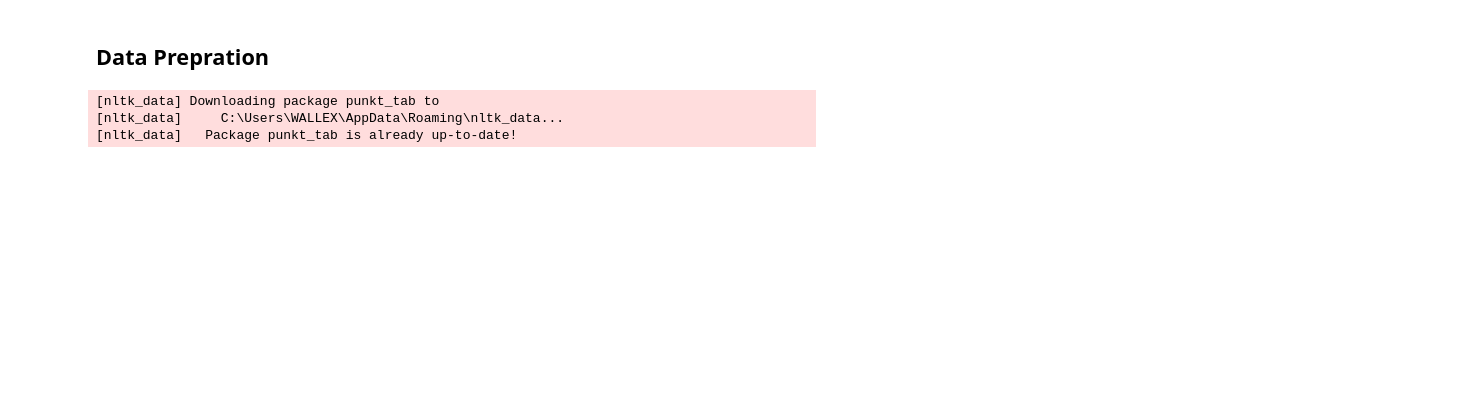
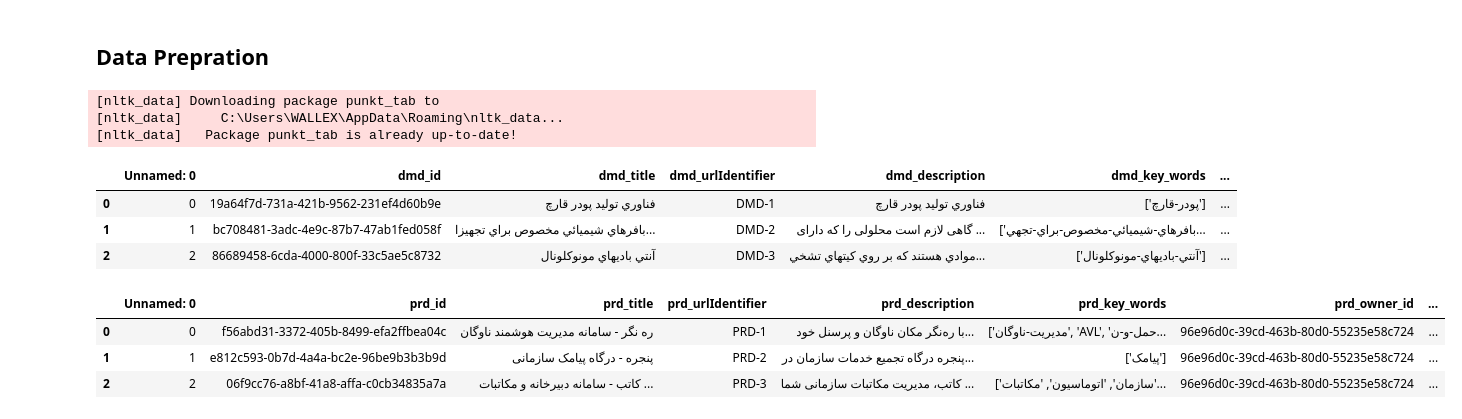
Before and after one commit to salehipak/military, a Jupyter notebook: Tokenize.ipynb, the cells around one changed output. Cells and saved outputs as stored; diff of their text form; code cells hidden in the pictures; blank space fills up the shorter version.

```diff
--- a/Tokenize.ipynb
+++ b/Tokenize.ipynb
@@ -72,5 +69,19 @@ def tokenize(df, columns):
 [nltk_data]   Package punkt_tab is already up-to-date!
 # %%
 tokenized_dmd_df = tokenize(dmd_df,['dmd_title','dmd_description','dmd_key_words'])
+tokenized_dmd_df.to_csv('tokenized_dmd_df_.csv', encoding='utf-8', index=False)
+tokenized_dmd_df.head(3)
+# %% [output]
+|  | Unnamed: 0 | dmd_id | dmd_title | dmd_urlIdentifier | dmd_description | dmd_key_words | ... |
+| 0 | 0 | 19a64f7d-731a-421b-9562-231ef4d60b9e | فناوري توليد پودر قارچ | DMD-1 | فناوري توليد پودر قارچ | ['پودر-قارچ'] | ... |
+| 1 | 1 | bc708481-3adc-4e9c-87b7-47ab1fed058f | بافرهاي شيميائي مخصوص براي تجهيزا... | DMD-2 | گاهی لازم است محلولی را که دارای ... | ['بافرهاي-شيميائي-مخصوص-براي-تجهي... | ... |
+| 2 | 2 | 86689458-6cda-4000-800f-33c5ae5c8732 | آنتي باديهاي مونوكلونال | DMD-3 | موادي هستند كه بر روي كيتهاي تشخي... | ['آنتي-باديهاي-مونوكلونال'] | ... |
 # %%
-tokenized_dmd_df.to_csv('tokenized_dmd_df_.csv', encoding='utf-8', index=False)
+tokenized_prd_df = tokenize(prd_df,['prd_title','prd_description','prd_key_words'])
+tokenized_prd_df.to_csv('tokenized_prd_df_.csv', encoding='utf-8', index=False)
+tokenized_prd_df.head(3)
+# %% [output]
+|  | Unnamed: 0 | prd_id | prd_title | prd_urlIdentifier | prd_description | prd_key_words | prd_owner_id | ... |
+| 0 | 0 | f56abd31-3372-405b-8499-efa2ffbea04c | ره نگر - سامانه مدیریت هوشمند ناوگان | PRD-1 | با ره‌نگر مکان ناوگان و پرسنل خود... | ['مدیریت-ناوگان', 'AVL', 'حمل-و-ن... | 96e96d0c-39cd-463b-80d0-55235e58c724 | ... |
+| 1 | 1 | e812c593-0b7d-4a4a-bc2e-96be9b3b3b9d | پنجره - درگاه پیامک سازمانی | PRD-2 | پنجره درگاه تجمیع خدمات سازمان در... | ['پیامک'] | 96e96d0c-39cd-463b-80d0-55235e58c724 | ... |
+| 2 | 2 | 06f9cc76-a8bf-41a8-affa-c0cb34835a7a | کاتب - سامانه دبیرخانه و مکاتبات ... | PRD-3 | کاتب، مدیریت مکاتبات سازمانی شما ... | ['سازمان', 'اتوماسیون', 'مکاتبات'... | 96e96d0c-39cd-463b-80d0-55235e58c724 | ... |
```
Also changed, not shown: parts of 9 cells of this notebook.
